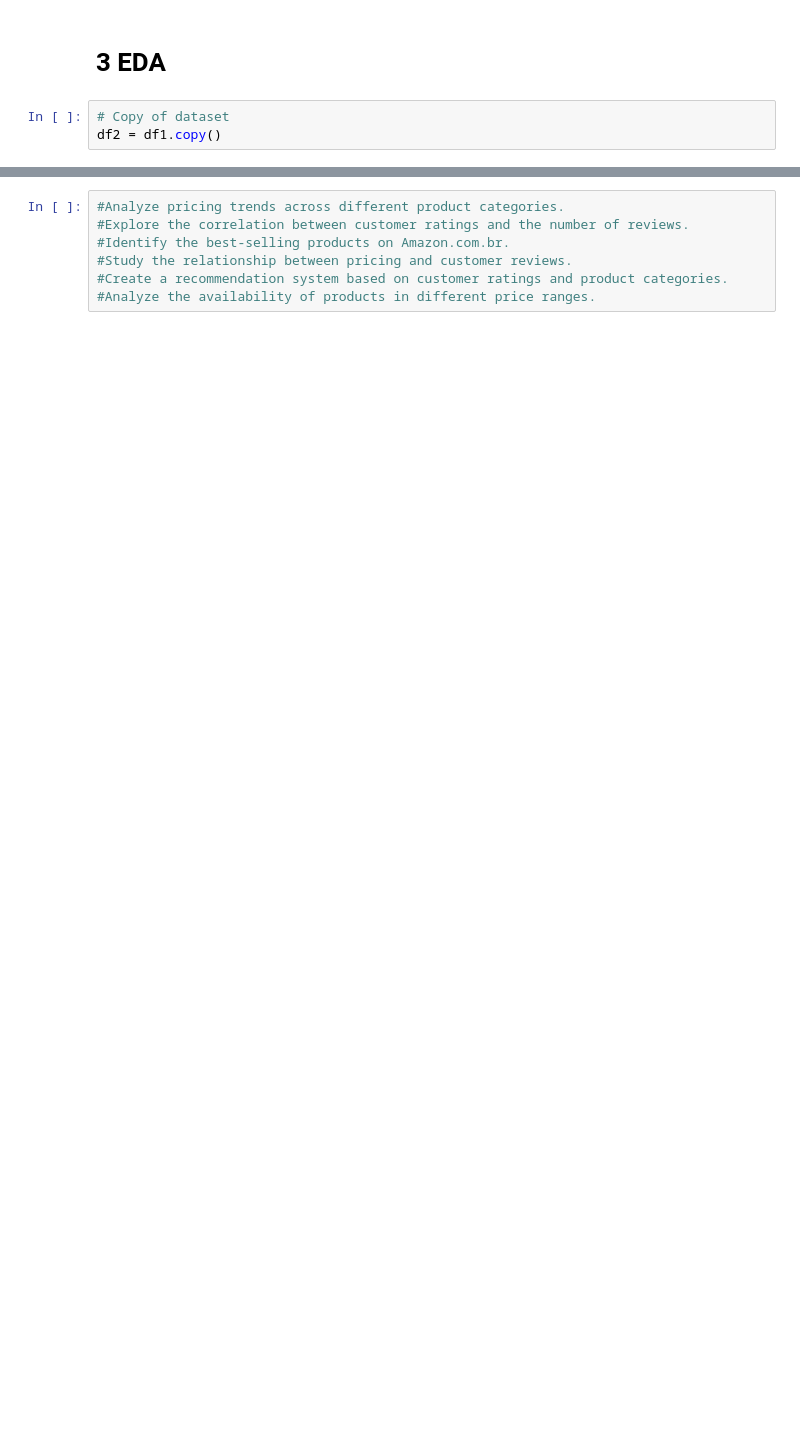
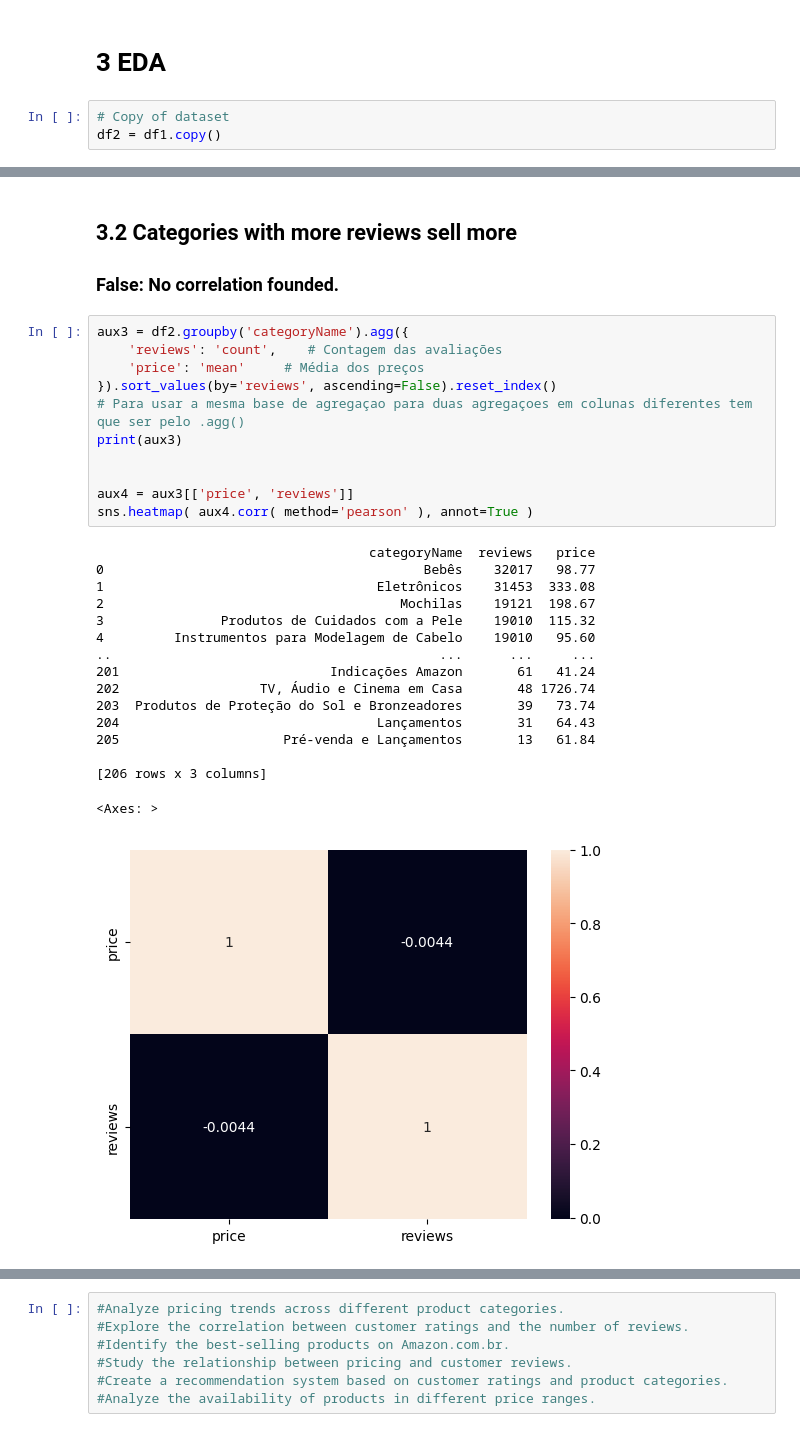
Before and after one commit to thalesluizbraga/project_amazon_eda, a Jupyter notebook: amazon_eda.ipynb, the cells around one changed output, grey strips where cells are left out. Cells and saved outputs as stored; diff of their text form; blank space fills up the shorter version.

```diff
--- a/amazon_eda.ipynb
+++ b/amazon_eda.ipynb
@@ -155,0 +154,32 @@ sns.barplot(x='stars_binned', y='price', data=aux1)
+# %% [markdown]
+## 3.2 Categories with more reviews sell more
+
+### False: No correlation founded.
+# %%
+aux3 = df2.groupby('categoryName').agg({
+    'reviews': 'count',    # Contagem das avaliações
+    'price': 'mean'     # Média dos preços
+}).sort_values(by='reviews', ascending=False).reset_index()
+# Para usar a mesma base de agregaçao para duas agregaçoes em colunas diferentes tem que ser pelo .agg()
+print(aux3)
+
+
+aux4 = aux3[['price', 'reviews']]
+sns.heatmap( aux4.corr( method='pearson' ), annot=True )
+# %% [output]
+                                   categoryName  reviews   price
+0                                         Bebês    32017   98.77
+1                                   Eletrônicos    31453  333.08
+2                                      Mochilas    19121  198.67
+3               Produtos de Cuidados com a Pele    19010  115.32
+4         Instrumentos para Modelagem de Cabelo    19010   95.60
+..                                          ...      ...     ...
+201                           Indicações Amazon       61   41.24
+202                  TV, Áudio e Cinema em Casa       48 1726.74
+203  Produtos de Proteção do Sol e Bronzeadores       39   73.74
+204                                 Lançamentos       31   64.43
+205                     Pré-venda e Lançamentos       13   61.84
+
+[206 rows x 3 columns]
+<Axes: >
+[figure, added]
```
Also changed, not shown: parts of 16 cells of this notebook.
